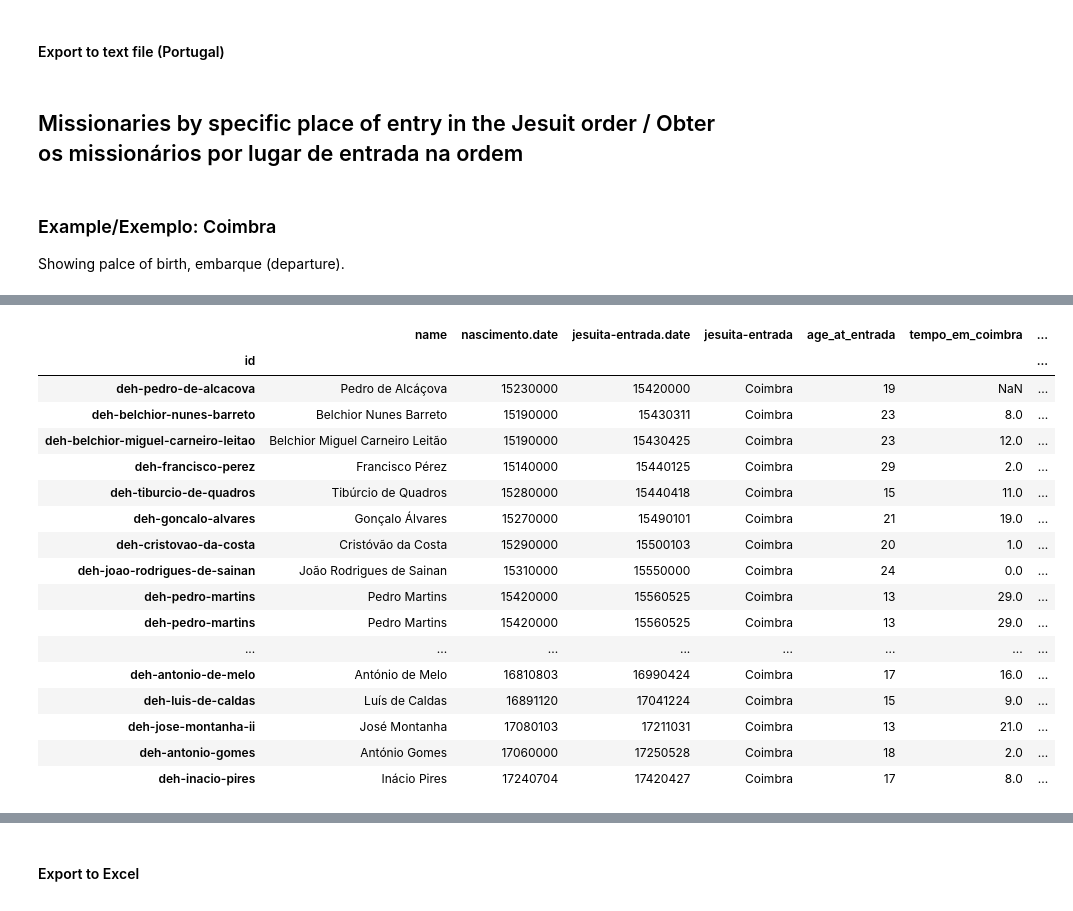
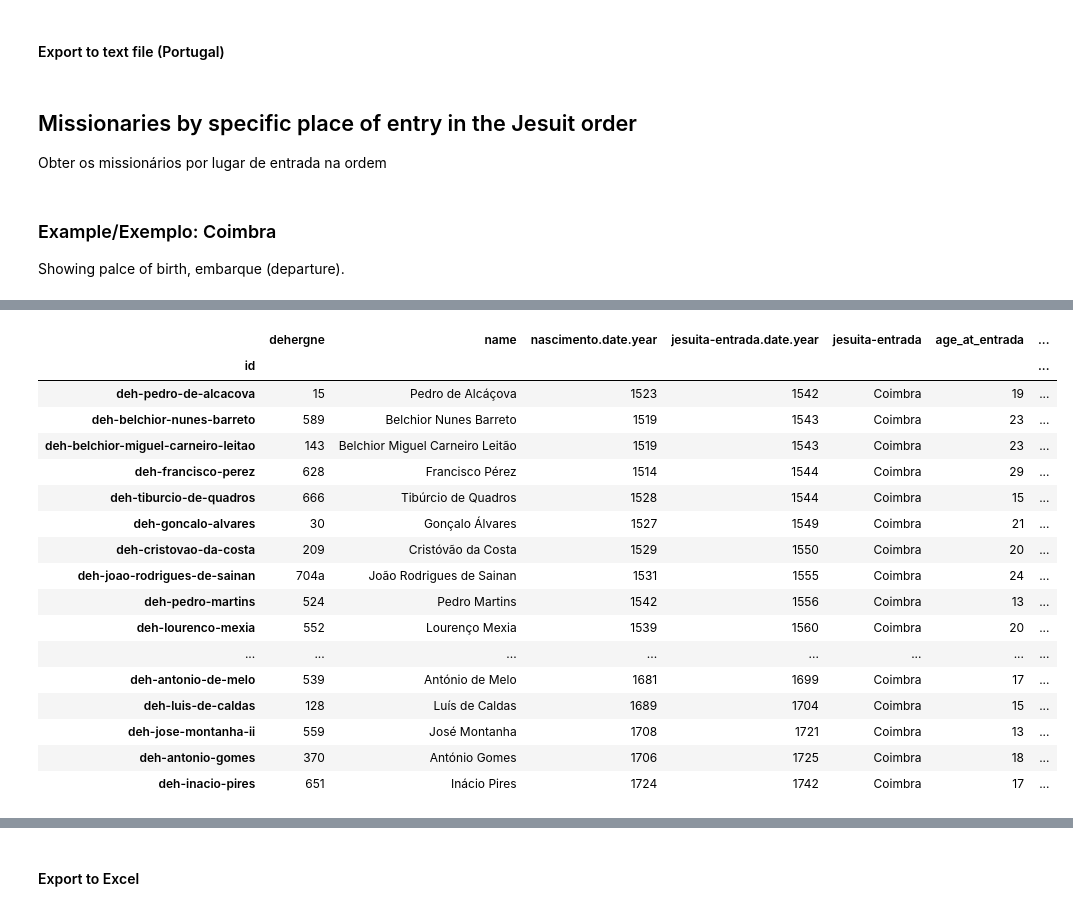
Before and after one commit to joaquimrcarvalho/dehergne-locations, a Jupyter notebook: notebooks/dehergne_analysis.ipynb, the cells around one changed output, grey strips where cells are left out. Cells and saved outputs as stored; diff of their text form; code cells hidden in the pictures.

```diff
--- a/notebooks/dehergne_analysis.ipynb
+++ b/notebooks/dehergne_analysis.ipynb
@@ -638,5 +658,7 @@ tlnb.db.export_as_kleio(ids,'jesuitas-entrada-desc-portugal.txt')
 # %% [markdown]
-##  Missionaries by specific place of entry in the Jesuit order /  Obter os missionários por lugar de entrada na ordem
+##  Missionaries by specific place of entry in the Jesuit order
+
+Obter os missionários por lugar de entrada na ordem
 # %% [markdown]
 ### Example/Exemplo: Coimbra
 
@@ -649,27 +671,45 @@ from timelink.pandas import entities_with_attribute
 # show 500 rows
 pd.set_option('display.max_rows', 1550)
 
-jesuita_entrada_coimbra_embarque = entities_with_attribute(
+jesuita_entrada_embarque = entities_with_attribute(
     entity_type='person',
     show_elements=['name','groupname'],
     the_type='jesuita-entrada',
     the_value=place_of_entry,
-    more_attributes=['nascimento','embarque'],
+    more_attributes=['dehergne','nascimento','embarque'],
     db=tlnb.db,
 )
-jesuita_entrada_coimbra_embarque.info()
+
+# jesuita_entrada_embarque.info()
 
 # user only group "n"
-jesuita_entrada_coimbra_embarque = jesuita_entrada_coimbra_embarque[jesuita_entrada_coimbra_embarque.groupname=='n']
+jesuita_entrada_embarque = jesuita_entrada_embarque[jesuita_entrada_embarque.groupname=='n']
 
 # add age at 'jesuita-entrada.date'
-jesuita_entrada_coimbra_embarque['age_at_entrada'] = jesuita_entrada_coimbra_embarque.apply(lambda x: calc_age_at(x['nascimento.date'], x['jesuita-entrada.date']), axis=1)
+jesuita_entrada_embarque['age_at_entrada'] = jesuita_entrada_embarque.apply(lambda x: calc_age_at(x['nascimento.date'], x['jesuita-entrada.date']), axis=1)
+# convert to int
+jesuita_entrada_embarque['age_at_entrada'] = jesuita_entrada_embarque['age_at_entrada'].astype('Int64')
+
 # add age at 'embarque.date'
-jesuita_entrada_coimbra_embarque['age_at_embarque'] = jesuita_entrada_coimbra_embarque.apply(lambda x: calc_age_at(x['nascimento.date'], x['embarque.date']), axis=1)
-
-jesuita_entrada_coimbra_embarque['tempo_em_coimbra'] = jesuita_entrada_coimbra_embarque['age_at_embarque'] - jesuita_entrada_coimbra_embarque['age_at_entrada']
-
-cols=['name','nascimento.date','jesuita-entrada.date','jesuita-entrada','age_at_entrada','tempo_em_coimbra','embarque','embarque.date','age_at_embarque']
-jesuita_entrada_coimbra_embarque[cols].sort_values(by=['jesuita-entrada.date','embarque.date'])
+jesuita_entrada_embarque['age_at_embarque'] = jesuita_entrada_embarque.apply(lambda x: calc_age_at(x['nascimento.date'], x['embarque.date']), axis=1)
+# convert to int
+jesuita_entrada_embarque['age_at_embarque'] = jesuita_entrada_embarque['age_at_embarque'].astype('Int64')
+# years between jesuita-entrada and embarque
+jesuita_entrada_embarque['entrada_to_embarque'] = jesuita_entrada_embarque['age_at_embarque'] - jesuita_entrada_embarque['age_at_entrada']
+# format dates
+jesuita_entrada_embarque['nascimento.date.formated'] = jesuita_entrada_embarque['nascimento.date'].apply(format_timelink_date)
+# create column with year (first 4 characters of 'nascimento.date.formated')
+jesuita_entrada_embarque['nascimento.date.year'] = jesuita_entrada_embarque['nascimento.date.formated'].str[:4]
+jesuita_entrada_embarque['jesuita-entrada.date.formated'] = jesuita_entrada_embarque['jesuita-entrada.date'].apply(format_timelink_date)
+# create column with year
+jesuita_entrada_embarque['jesuita-entrada.date.year'] = jesuita_entrada_embarque['jesuita-entrada.date.formated'].str[:4]
+jesuita_entrada_embarque['embarque.date.formated'] = jesuita_entrada_embarque['embarque.date'].apply(format_timelink_date)
+# create column with year
+jesuita_entrada_embarque['embarque.date.year'] = jesuita_entrada_embarque['embarque.date.formated'].str[:4]
+cols=['dehergne','name','nascimento.date.year','jesuita-entrada.date.year','jesuita-entrada','age_at_entrada','entrada_to_embarque','embarque','embarque.date.year','age_at_embarque']
+# remove lines with duplicate values for column 'dehergne'
+jesuita_entrada_embarque = jesuita_entrada_embarque.sort_values(by=['jesuita-entrada.date.formated','embarque.date.formated']).drop_duplicates(subset=['dehergne'])
+jesuita_entrada_embarque.info()
+jesuita_entrada_embarque.sort_values(by=['jesuita-entrada.date.formated','embarque.date.formated'])[cols]
 # %% [output]
 <class 'pandas.core.frame.DataFrame'>
@@ -692,18 +732,18 @@ memory usage: 7.3+ KB
-|  | name | nascimento.date | jesuita-entrada.date | jesuita-entrada | age_at_entrada | tempo_em_coimbra | ... |
+|  | dehergne | name | nascimento.date.year | jesuita-entrada.date.year | jesuita-entrada | age_at_entrada | ... |
 | id |  |  |  |  |  |  | ... |
-| deh-pedro-de-alcacova | Pedro de Alcáçova | 15230000 | 15420000 | Coimbra | 19 | NaN | ... |
-| deh-belchior-nunes-barreto | Belchior Nunes Barreto | 15190000 | 15430311 | Coimbra | 23 | 8.0 | ... |
-| deh-belchior-miguel-carneiro-leitao | Belchior Miguel Carneiro Leitão | 15190000 | 15430425 | Coimbra | 23 | 12.0 | ... |
-| deh-francisco-perez | Francisco Pérez | 15140000 | 15440125 | Coimbra | 29 | 2.0 | ... |
-| deh-tiburcio-de-quadros | Tibúrcio de Quadros | 15280000 | 15440418 | Coimbra | 15 | 11.0 | ... |
-| deh-goncalo-alvares | Gonçalo Álvares | 15270000 | 15490101 | Coimbra | 21 | 19.0 | ... |
-| deh-cristovao-da-costa | Cristóvão da Costa | 15290000 | 15500103 | Coimbra | 20 | 1.0 | ... |
-| deh-joao-rodrigues-de-sainan | João Rodrigues de Sainan | 15310000 | 15550000 | Coimbra | 24 | 0.0 | ... |
-| deh-pedro-martins | Pedro Martins | 15420000 | 15560525 | Coimbra | 13 | 29.0 | ... |
-| deh-pedro-martins | Pedro Martins | 15420000 | 15560525 | Coimbra | 13 | 29.0 | ... |
+| deh-pedro-de-alcacova | 15 | Pedro de Alcáçova | 1523 | 1542 | Coimbra | 19 | ... |
+| deh-belchior-nunes-barreto | 589 | Belchior Nunes Barreto | 1519 | 1543 | Coimbra | 23 | ... |
+| deh-belchior-miguel-carneiro-leitao | 143 | Belchior Miguel Carneiro Leitão | 1519 | 1543 | Coimbra | 23 | ... |
+| deh-francisco-perez | 628 | Francisco Pérez | 1514 | 1544 | Coimbra | 29 | ... |
+| deh-tiburcio-de-quadros | 666 | Tibúrcio de Quadros | 1528 | 1544 | Coimbra | 15 | ... |
+| deh-goncalo-alvares | 30 | Gonçalo Álvares | 1527 | 1549 | Coimbra | 21 | ... |
+| deh-cristovao-da-costa | 209 | Cristóvão da Costa | 1529 | 1550 | Coimbra | 20 | ... |
+| deh-joao-rodrigues-de-sainan | 704a | João Rodrigues de Sainan | 1531 | 1555 | Coimbra | 24 | ... |
+| deh-pedro-martins | 524 | Pedro Martins | 1542 | 1556 | Coimbra | 13 | ... |
+| deh-lourenco-mexia | 552 | Lourenço Mexia | 1539 | 1560 | Coimbra | 20 | ... |
 | ... | ... | ... | ... | ... | ... | ... | ... |
-| deh-antonio-de-melo | António de Melo | 16810803 | 16990424 | Coimbra | 17 | 16.0 | ... |
-| deh-luis-de-caldas | Luís de Caldas | 16891120 | 17041224 | Coimbra | 15 | 9.0 | ... |
-| deh-jose-montanha-ii | José Montanha | 17080103 | 17211031 | Coimbra | 13 | 21.0 | ... |
-| deh-antonio-gomes | António Gomes | 17060000 | 17250528 | Coimbra | 18 | 2.0 | ... |
-| deh-inacio-pires | Inácio Pires | 17240704 | 17420427 | Coimbra | 17 | 8.0 | ... |
+| deh-antonio-de-melo | 539 | António de Melo | 1681 | 1699 | Coimbra | 17 | ... |
+| deh-luis-de-caldas | 128 | Luís de Caldas | 1689 | 1704 | Coimbra | 15 | ... |
+| deh-jose-montanha-ii | 559 | José Montanha | 1708 | 1721 | Coimbra | 13 | ... |
+| deh-antonio-gomes | 370 | António Gomes | 1706 | 1725 | Coimbra | 18 | ... |
+| deh-inacio-pires | 651 | Inácio Pires | 1724 | 1742 | Coimbra | 17 | ... |
```
Also changed, not shown: parts of 50 cells of this notebook, 15 other files.
